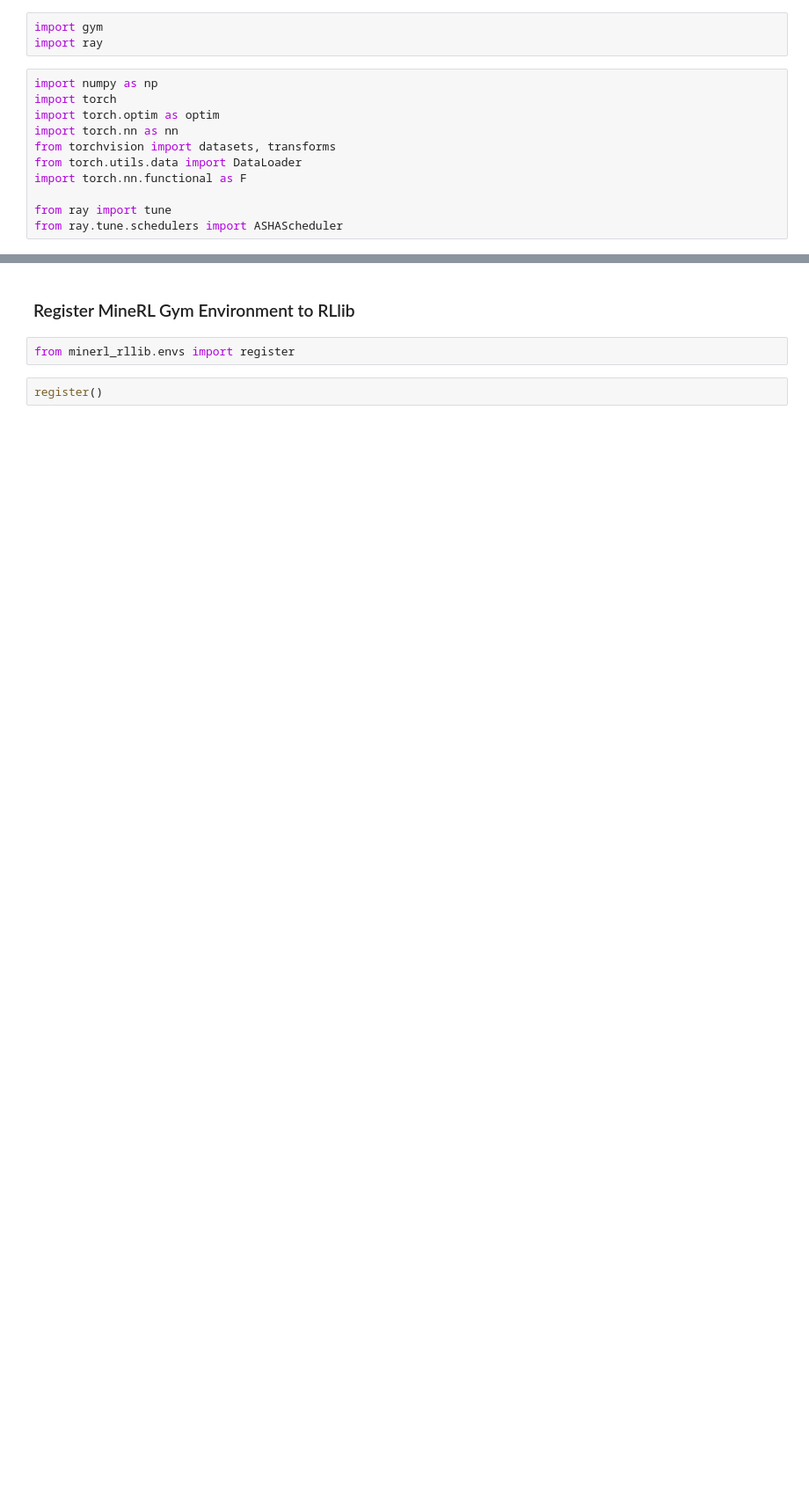
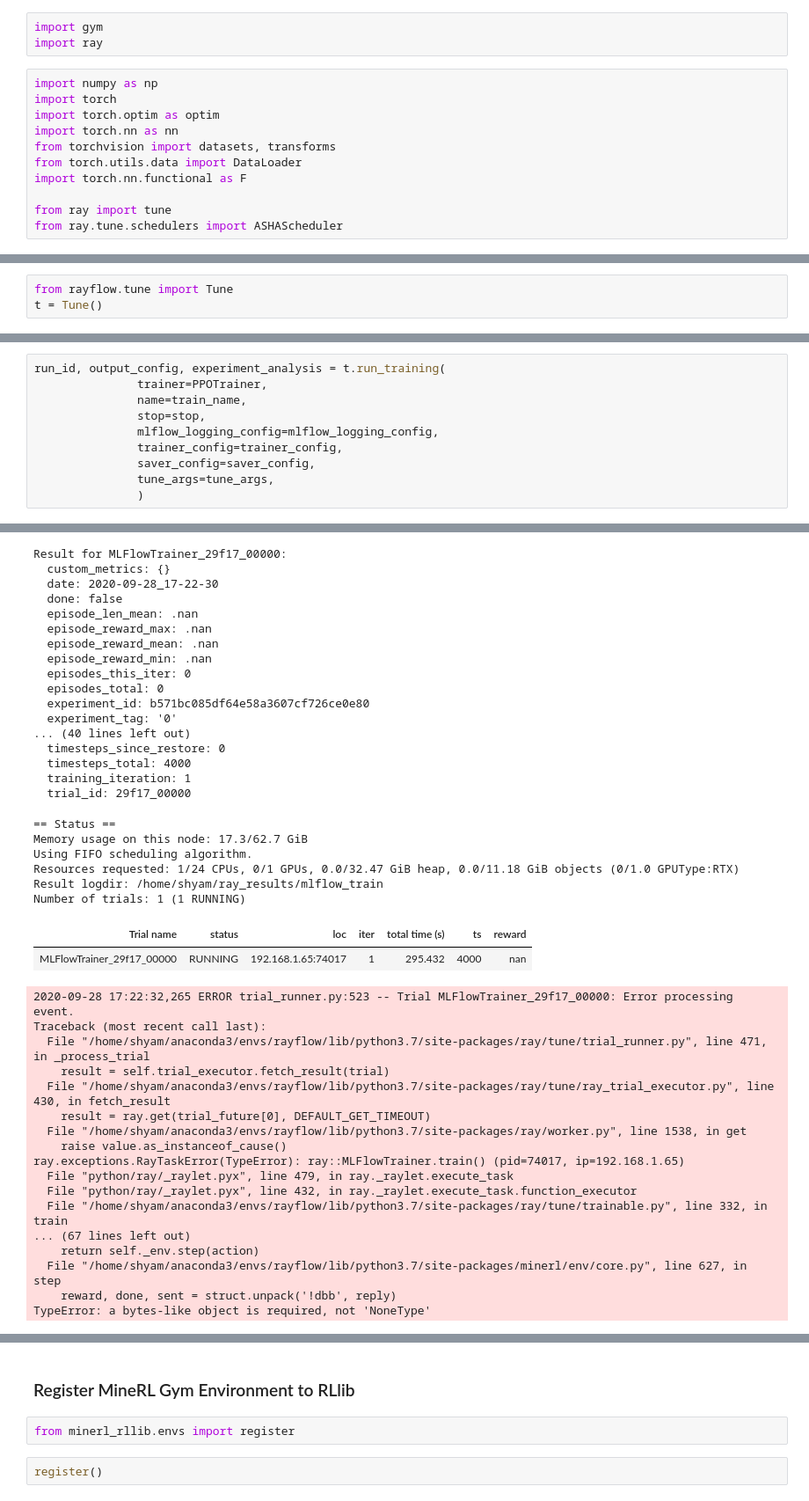
Before and after one commit to seantey/minerl-rllib, a Jupyter notebook: experimental_notebooks/minerl_2020_rllib-Test7-JFrost.ipynb, the cells around one changed output, grey strips where cells are left out. Shown at 88% size. Cells and saved outputs as stored; diff of their text form; blank space fills up the shorter version.

Commit message:
made changes to rayflow

```diff
--- a/experimental_notebooks/minerl_2020_rllib-Test7-JFrost.ipynb
+++ b/experimental_notebooks/minerl_2020_rllib-Test7-JFrost.ipynb
@@ -42,0 +108,3 @@ Dashboard URL: http://localhost:8266
+# %%
+from rayflow.tune import Tune
+t = Tune()
@@ -42,0 +114,11 @@ Dashboard URL: http://localhost:8266
+# %%
+run_id, output_config, experiment_analysis = t.run_training(
+               trainer=PPOTrainer,
+               name=train_name,
+               stop=stop,
+               mlflow_logging_config=mlflow_logging_config,
+               trainer_config=trainer_config,
+               saver_config=saver_config,
+               tune_args=tune_args,
+               )
+# %% [output]
@@ -42,0 +152,42 @@ Dashboard URL: http://localhost:8266
+Result for MLFlowTrainer_29f17_00000:
+  custom_metrics: {}
+  date: 2020-09-28_17-22-30
+  done: false
+  episode_len_mean: .nan
+  episode_reward_max: .nan
+  episode_reward_mean: .nan
+  episode_reward_min: .nan
+  episodes_this_iter: 0
+  episodes_total: 0
+  experiment_id: b571bc085df64e58a3607cf726ce0e80
+  experiment_tag: '0'
+... (40 lines left out)
+  timesteps_since_restore: 0
+  timesteps_total: 4000
+  training_iteration: 1
+  trial_id: 29f17_00000
+== Status ==
+Memory usage on this node: 17.3/62.7 GiB
+Using FIFO scheduling algorithm.
+Resources requested: 1/24 CPUs, 0/1 GPUs, 0.0/32.47 GiB heap, 0.0/11.18 GiB objects (0/1.0 GPUType:RTX)
+Result logdir: /home/shyam/ray_results/mlflow_train
+Number of trials: 1 (1 RUNNING)
+| Trial name | status | loc | iter | total time (s) | ts | reward |
+| MLFlowTrainer_29f17_00000 | RUNNING | 192.168.1.65:74017 | 1 | 295.432 | 4000 | nan |
+2020-09-28 17:22:32,265 ERROR trial_runner.py:523 -- Trial MLFlowTrainer_29f17_00000: Error processing event.
+Traceback (most recent call last):
+  File "/home/shyam/anaconda3/envs/rayflow/lib/python3.7/site-packages/ray/tune/trial_runner.py", line 471, in _process_trial
+    result = self.trial_executor.fetch_result(trial)
+  File "/home/shyam/anaconda3/envs/rayflow/lib/python3.7/site-packages/ray/tune/ray_trial_executor.py", line 430, in fetch_result
+    result = ray.get(trial_future[0], DEFAULT_GET_TIMEOUT)
+  File "/home/shyam/anaconda3/envs/rayflow/lib/python3.7/site-packages/ray/worker.py", line 1538, in get
+    raise value.as_instanceof_cause()
+ray.exceptions.RayTaskError(TypeError): ray::MLFlowTrainer.train() (pid=74017, ip=192.168.1.65)
+  File "python/ray/_raylet.pyx", line 479, in ray._raylet.execute_task
+  File "python/ray/_raylet.pyx", line 432, in ray._raylet.execute_task.function_executor
+  File "/home/shyam/anaconda3/envs/rayflow/lib/python3.7/site-packages/ray/tune/trainable.py", line 332, in train
+... (67 lines left out)
+    return self._env.step(action)
+  File "/home/shyam/anaconda3/envs/rayflow/lib/python3.7/site-packages/minerl/env/core.py", line 627, in step
+    reward, done, sent = struct.unpack('!dbb', reply)
+TypeError: a bytes-like object is required, not 'NoneType'
```
Also changed, not shown: parts of 12 cells of this notebook, 4 other files.
